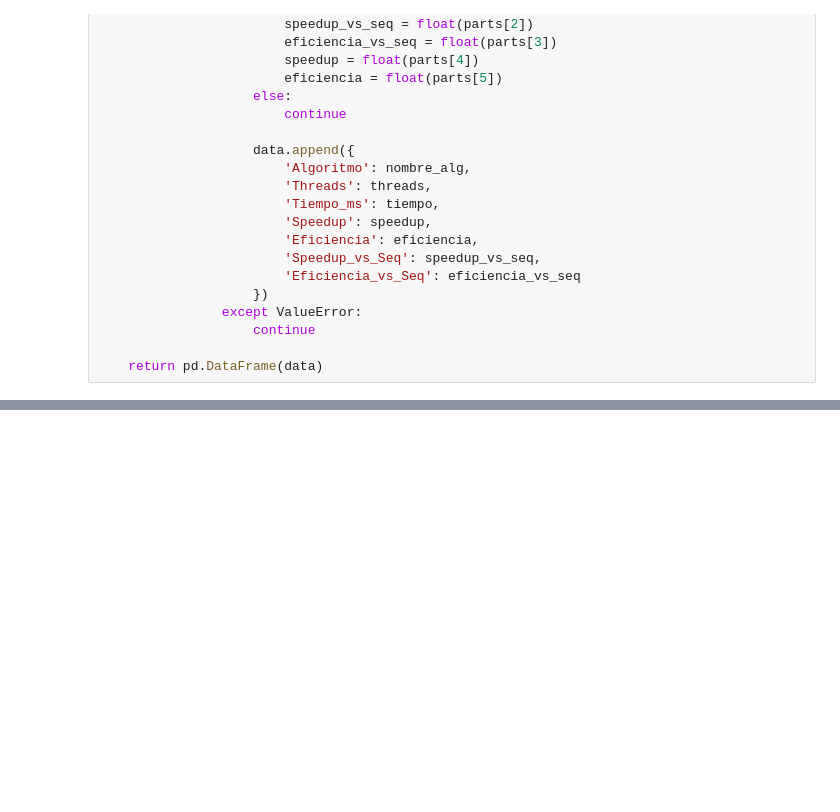
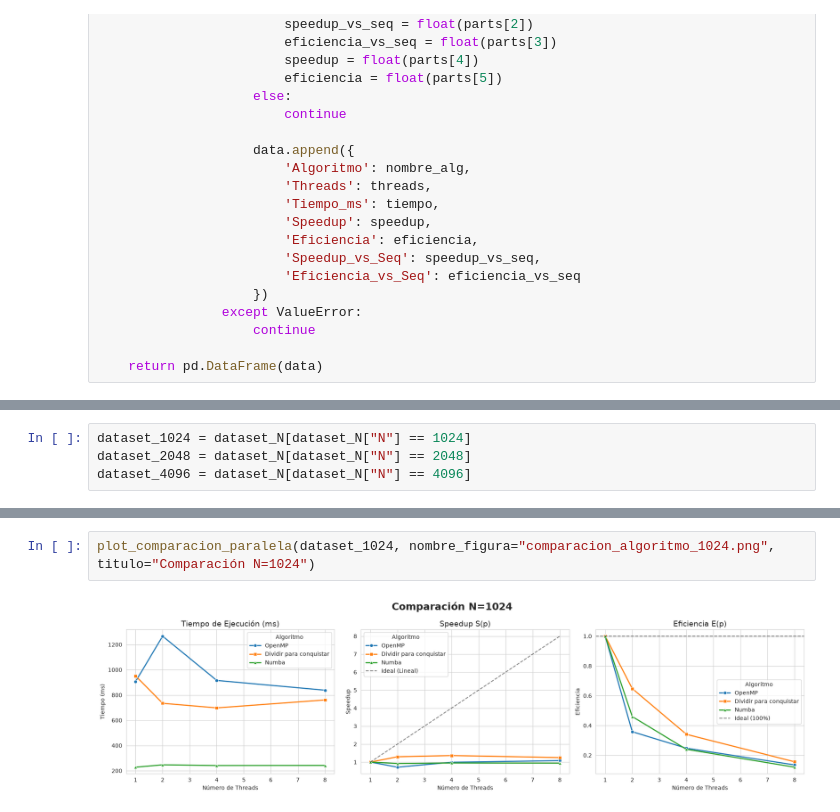
Before and after one commit to Fernanda-Bley/IMT2112-cpp, a Jupyter notebook: t2-imt2112/t2-imt2112.ipynb, the cells around one changed output, grey strips where cells are left out. Saved outputs shown, nothing was run; the diff lists cells and outputs as text; blank space fills up the shorter version.

```diff
--- a/t2-imt2112/t2-imt2112.ipynb
+++ b/t2-imt2112/t2-imt2112.ipynb
@@ -425,0 +432,4 @@ dataset_N.head(10)
+# %%
+dataset_1024 = dataset_N[dataset_N["N"] == 1024]
+dataset_2048 = dataset_N[dataset_N["N"] == 2048]
+dataset_4096 = dataset_N[dataset_N["N"] == 4096]
@@ -425,0 +452,4 @@ dataset_N.head(10)
+# %%
+plot_comparacion_paralela(dataset_1024, nombre_figura="comparacion_algoritmo_1024.png", titulo="Comparación N=1024")
+# %% [output]
+[figure, added]
```
Also changed, not shown: parts of 12 cells of this notebook, 25 other files.
